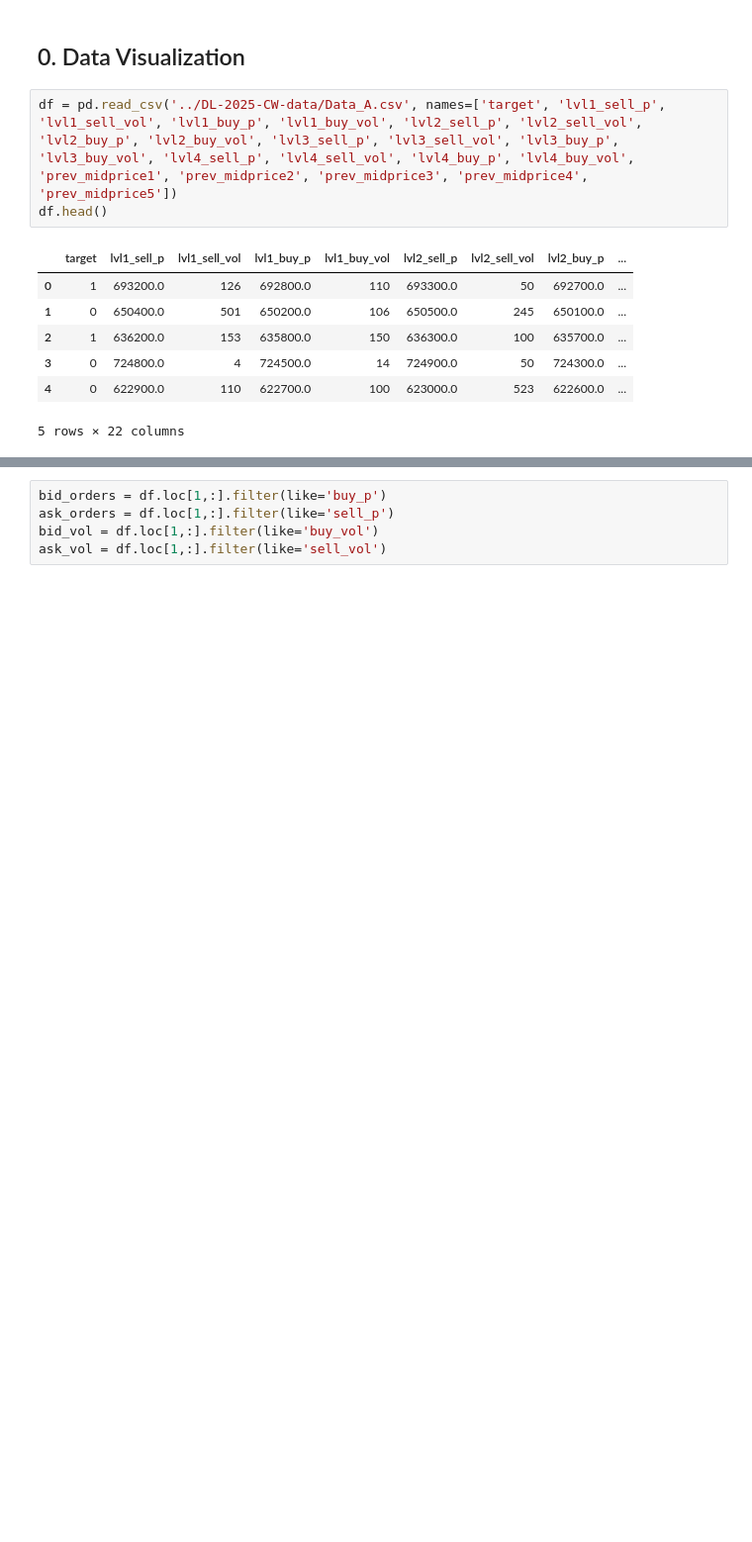
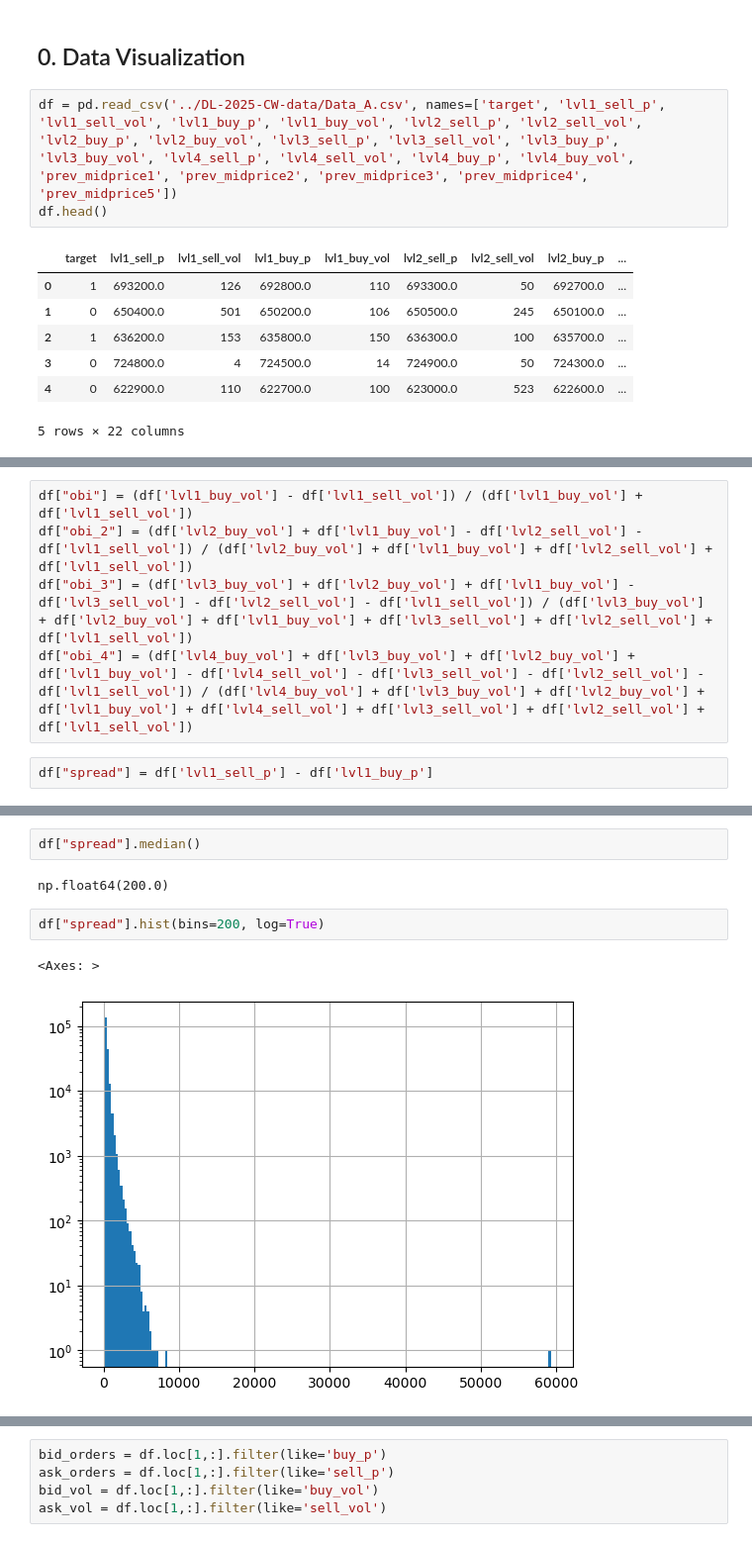
Before and after one commit to iliasra/midprice_change_prediction, a Jupyter notebook: coursework.ipynb, the cells around one changed output, grey strips where cells are left out. Shown at 99% size. Cells and saved outputs as stored; diff of their text form; blank space fills up the shorter version.

```diff
--- a/coursework.ipynb
+++ b/coursework.ipynb
@@ -22,0 +42,7 @@ df.head()
+# %%
+df["obi"] = (df['lvl1_buy_vol'] - df['lvl1_sell_vol']) / (df['lvl1_buy_vol'] + df['lvl1_sell_vol'])
+df["obi_2"] = (df['lvl2_buy_vol'] + df['lvl1_buy_vol'] - df['lvl2_sell_vol'] - df['lvl1_sell_vol']) / (df['lvl2_buy_vol'] + df['lvl1_buy_vol'] + df['lvl2_sell_vol'] + df['lvl1_sell_vol'])
+df["obi_3"] = (df['lvl3_buy_vol'] + df['lvl2_buy_vol'] + df['lvl1_buy_vol'] - df['lvl3_sell_vol'] - df['lvl2_sell_vol'] - df['lvl1_sell_vol']) / (df['lvl3_buy_vol'] + df['lvl2_buy_vol'] + df['lvl1_buy_vol'] + df['lvl3_sell_vol'] + df['lvl2_sell_vol'] + df['lvl1_sell_vol'])
+df["obi_4"] = (df['lvl4_buy_vol'] + df['lvl3_buy_vol'] + df['lvl2_buy_vol'] + df['lvl1_buy_vol'] - df['lvl4_sell_vol'] - df['lvl3_sell_vol'] - df['lvl2_sell_vol'] - df['lvl1_sell_vol']) / (df['lvl4_buy_vol'] + df['lvl3_buy_vol'] + df['lvl2_buy_vol'] + df['lvl1_buy_vol'] + df['lvl4_sell_vol'] + df['lvl3_sell_vol'] + df['lvl2_sell_vol'] + df['lvl1_sell_vol'])
+# %%
+df["spread"] = df['lvl1_sell_p'] - df['lvl1_buy_p']
@@ -22,0 +70,9 @@ df.head()
+# %%
+df["spread"].median()
+# %% [output]
+np.float64(200.0)
+# %%
+df["spread"].hist(bins=200, log=True)
+# %% [output]
+<Axes: >
+[figure, added]
```
Also changed, not shown: parts of 28 cells of this notebook, 3 other files.
